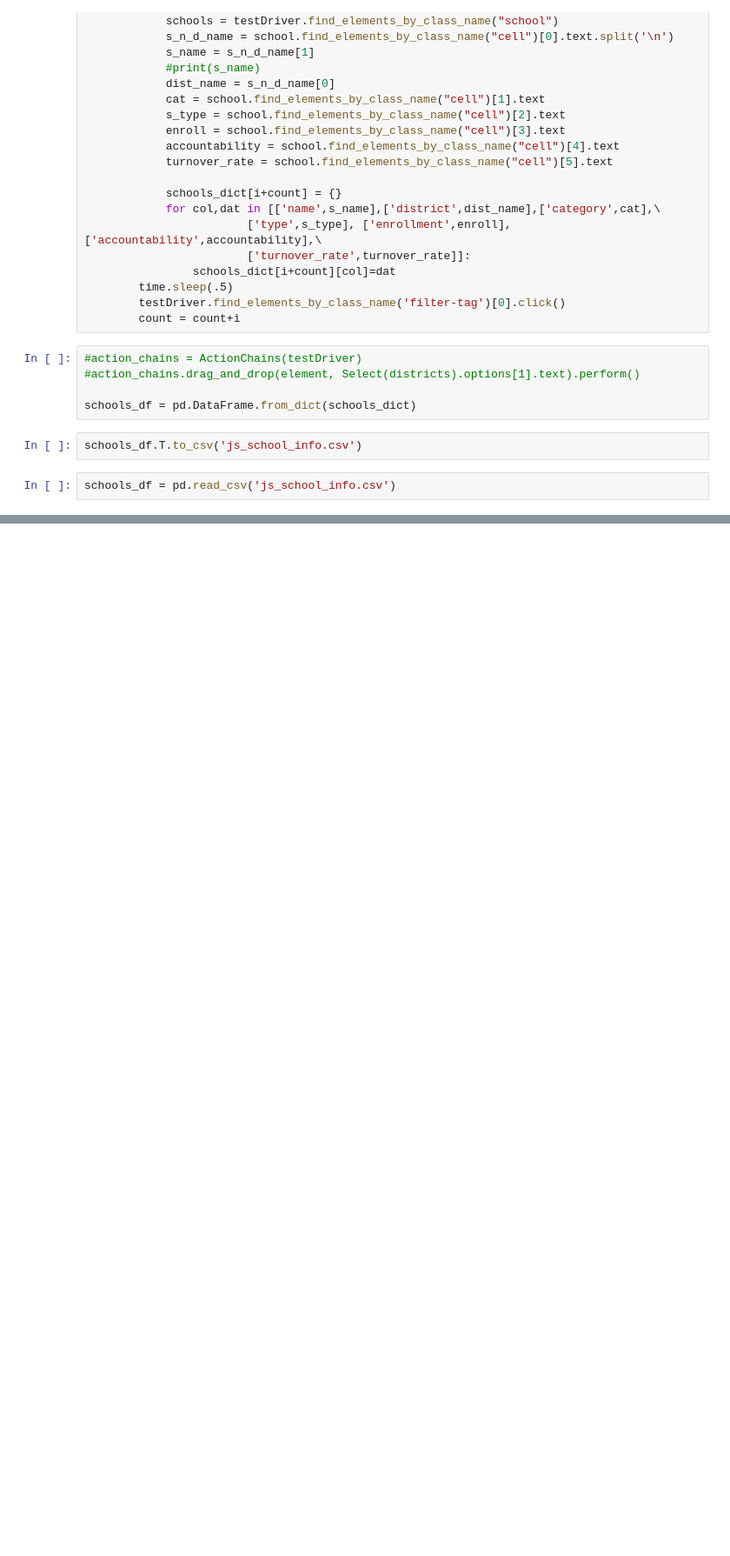
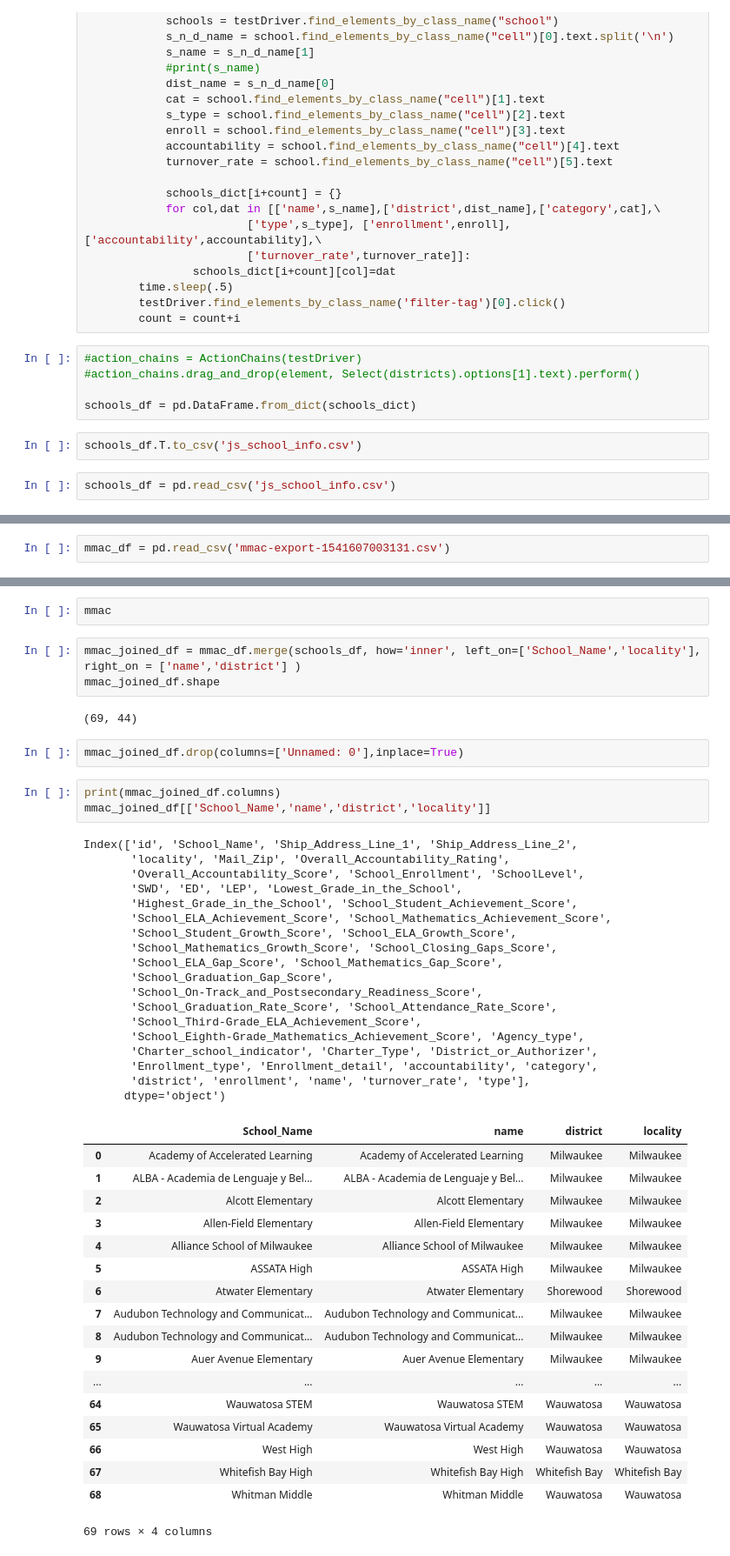
Before and after one commit to Aycrazy/scrape_dynamic, a Jupyter notebook: schools_messin.ipynb, the cells around one changed output, grey strips where cells are left out. Shown: that part at 87% size. Saved outputs shown, nothing was run; the diff lists cells and outputs as text; blank space fills up the shorter version.

```diff
--- a/schools_messin.ipynb
+++ b/schools_messin.ipynb
@@ -67,3 +67,5 @@ schools_df.head()
 | 2 | 2 | 53 | High School9–12 | Adams-Friendship Area | 488 | Adams-Friendship High | 10.4% | NaN |
 | 3 | 3 | 52 | Middle School6–8 | Adams-Friendship Area | 233 | Adams-Friendship Middle | 9.0% | NaN |
 | 4 | 4 | 70 | Elementary SchoolK4–5 | Adams-Friendship Area | 160 | Grand Marsh Elementary | 25.5% | NaN |
+# %%
+mmac_df = pd.read_csv('mmac-export-1541607003131.csv')
@@ -69,0 +100,49 @@ schools_df.head()
+# %%
+mmac
+# %%
+mmac_joined_df = mmac_df.merge(schools_df, how='inner', left_on=['School_Name','locality'], right_on = ['name','district'] )
+mmac_joined_df.shape
+# %% [output]
+(69, 44)
+# %%
+mmac_joined_df.drop(columns=['Unnamed: 0'],inplace=True)
+# %%
+print(mmac_joined_df.columns)
+mmac_joined_df[['School_Name','name','district','locality']]
+# %% [output]
+Index(['id', 'School_Name', 'Ship_Address_Line_1', 'Ship_Address_Line_2',
+       'locality', 'Mail_Zip', 'Overall_Accountability_Rating',
+       'Overall_Accountability_Score', 'School_Enrollment', 'SchoolLevel',
+       'SWD', 'ED', 'LEP', 'Lowest_Grade_in_the_School',
+       'Highest_Grade_in_the_School', 'School_Student_Achievement_Score',
+       'School_ELA_Achievement_Score', 'School_Mathematics_Achievement_Score',
+       'School_Student_Growth_Score', 'School_ELA_Growth_Score',
+       'School_Mathematics_Growth_Score', 'School_Closing_Gaps_Score',
+       'School_ELA_Gap_Score', 'School_Mathematics_Gap_Score',
+       'School_Graduation_Gap_Score',
+       'School_On-Track_and_Postsecondary_Readiness_Score',
+       'School_Graduation_Rate_Score', 'School_Attendance_Rate_Score',
+       'School_Third-Grade_ELA_Achievement_Score',
+       'School_Eighth-Grade_Mathematics_Achievement_Score', 'Agency_type',
+       'Charter_school_indicator', 'Charter_Type', 'District_or_Authorizer',
+       'Enrollment_type', 'Enrollment_detail', 'accountability', 'category',
+       'district', 'enrollment', 'name', 'turnover_rate', 'type'],
+      dtype='object')
+|  | School_Name | name | district | locality |
+| 0 | Academy of Accelerated Learning | Academy of Accelerated Learning | Milwaukee | Milwaukee |
+| 1 | ALBA - Academia de Lenguaje y Bel... | ALBA - Academia de Lenguaje y Bel... | Milwaukee | Milwaukee |
+| 2 | Alcott Elementary | Alcott Elementary | Milwaukee | Milwaukee |
+| 3 | Allen-Field Elementary | Allen-Field Elementary | Milwaukee | Milwaukee |
+| 4 | Alliance School of Milwaukee | Alliance School of Milwaukee | Milwaukee | Milwaukee |
+| 5 | ASSATA High | ASSATA High | Milwaukee | Milwaukee |
+| 6 | Atwater Elementary | Atwater Elementary | Shorewood | Shorewood |
+| 7 | Audubon Technology and Communicat... | Audubon Technology and Communicat... | Milwaukee | Milwaukee |
+| 8 | Audubon Technology and Communicat... | Audubon Technology and Communicat... | Milwaukee | Milwaukee |
+| 9 | Auer Avenue Elementary | Auer Avenue Elementary | Milwaukee | Milwaukee |
+| ... | ... | ... | ... | ... |
+| 64 | Wauwatosa STEM | Wauwatosa STEM | Wauwatosa | Wauwatosa |
+| 65 | Wauwatosa Virtual Academy | Wauwatosa Virtual Academy | Wauwatosa | Wauwatosa |
+| 66 | West High | West High | Wauwatosa | Wauwatosa |
+| 67 | Whitefish Bay High | Whitefish Bay High | Whitefish Bay | Whitefish Bay |
+| 68 | Whitman Middle | Whitman Middle | Wauwatosa | Wauwatosa |
+69 rows × 4 columns
```
Also changed, not shown: parts of 3 cells of this notebook, 1 other file.
